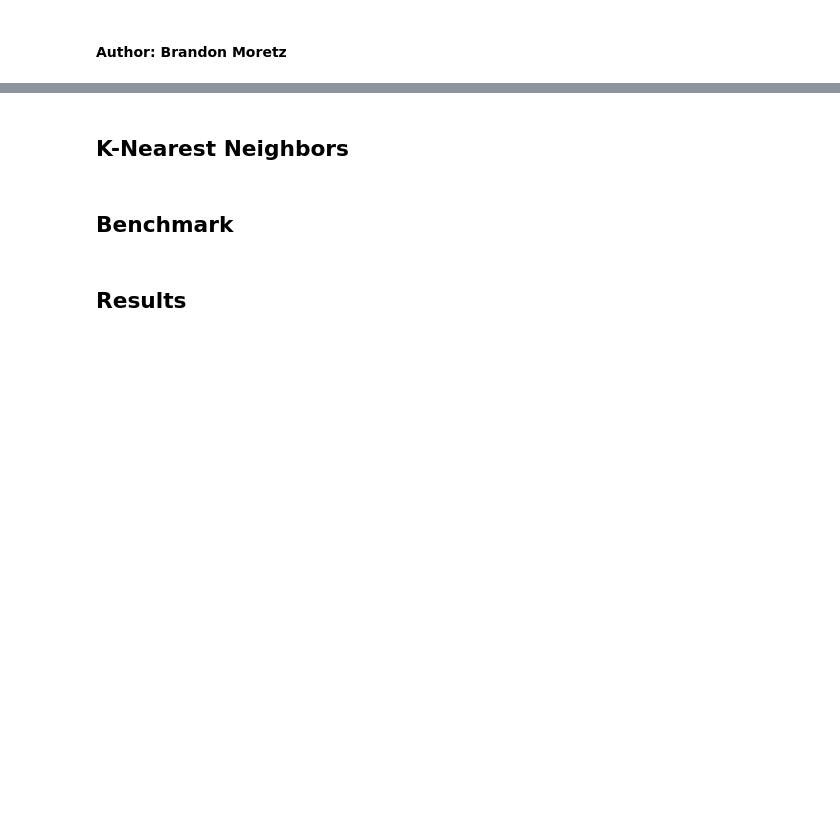
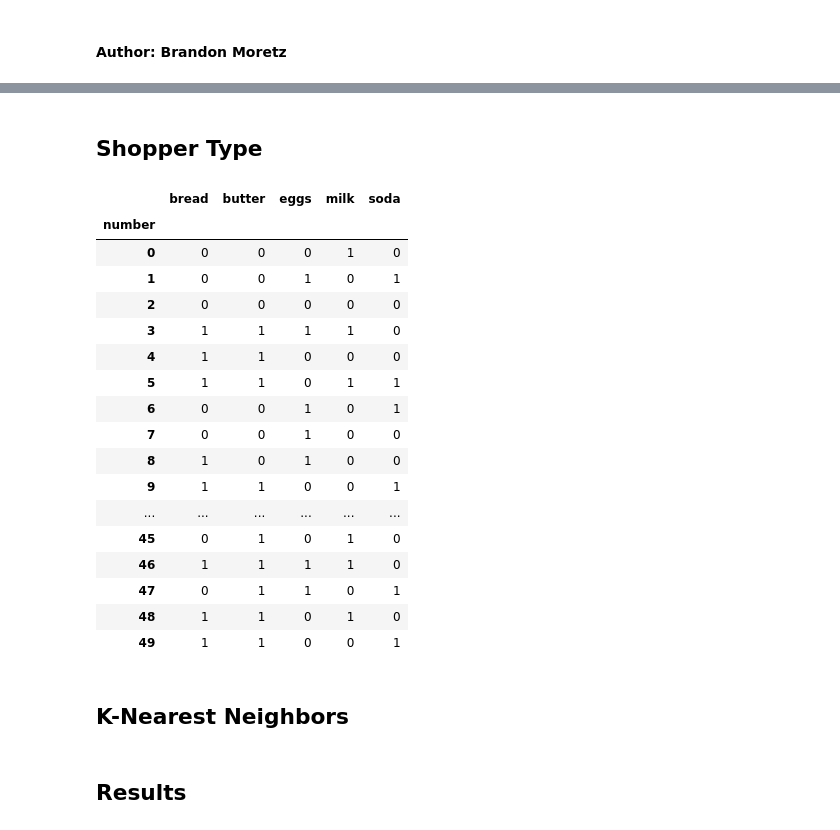
Before and after one commit to bmoretz/MSDS-DataEngineering, a Jupyter notebook: 10_KNN.ipynb, the cells around one changed output, grey strips where cells are left out. Drawn from its saved outputs; the diff is of its cells as text; code cells hidden in the pictures; blank space fills up the shorter version.

```diff
--- a/10_KNN.ipynb
+++ b/10_KNN.ipynb
@@ -22,0 +27,2 @@ IPython.OutputArea.prototype._should_scroll = function(lines) {
+# %% [markdown]
+## Shopper Type
@@ -23,4 +65,34 @@ IPython.OutputArea.prototype._should_scroll = function(lines) {
+# %%
+shoppers = []
+
+def gen_value():
+    return int(np.random.uniform(0, 99) < 49)
+
+for index in range(0, 50):
+    shoppers.append(Shopper(index, gen_value(), gen_value(), gen_value(), gen_value(), gen_value()))
+
+df_shoppers = pd.DataFrame.from_records([s.to_dict() for s in shoppers])
+df_shoppers.index.name = 'number'
+# %%
+df_shoppers # show the dataframe of shoppers.
+# %% [output]
+|  | bread | butter | eggs | milk | soda |
+| number |  |  |  |  |  |
+| 0 | 0 | 0 | 0 | 1 | 0 |
+| 1 | 0 | 0 | 1 | 0 | 1 |
+| 2 | 0 | 0 | 0 | 0 | 0 |
+| 3 | 1 | 1 | 1 | 1 | 0 |
+| 4 | 1 | 1 | 0 | 0 | 0 |
+| 5 | 1 | 1 | 0 | 1 | 1 |
+| 6 | 0 | 0 | 1 | 0 | 1 |
+| 7 | 0 | 0 | 1 | 0 | 0 |
+| 8 | 1 | 0 | 1 | 0 | 0 |
+| 9 | 1 | 1 | 0 | 0 | 1 |
+| ... | ... | ... | ... | ... | ... |
+| 45 | 0 | 1 | 0 | 1 | 0 |
+| 46 | 1 | 1 | 1 | 1 | 0 |
+| 47 | 0 | 1 | 1 | 0 | 1 |
+| 48 | 1 | 1 | 0 | 1 | 0 |
+| 49 | 1 | 1 | 0 | 0 | 1 |
 # %% [markdown]
 ## K-Nearest Neighbors
-# %% [markdown]
-## Benchmark
```
Also changed, not shown: parts of 9 cells of this notebook.
